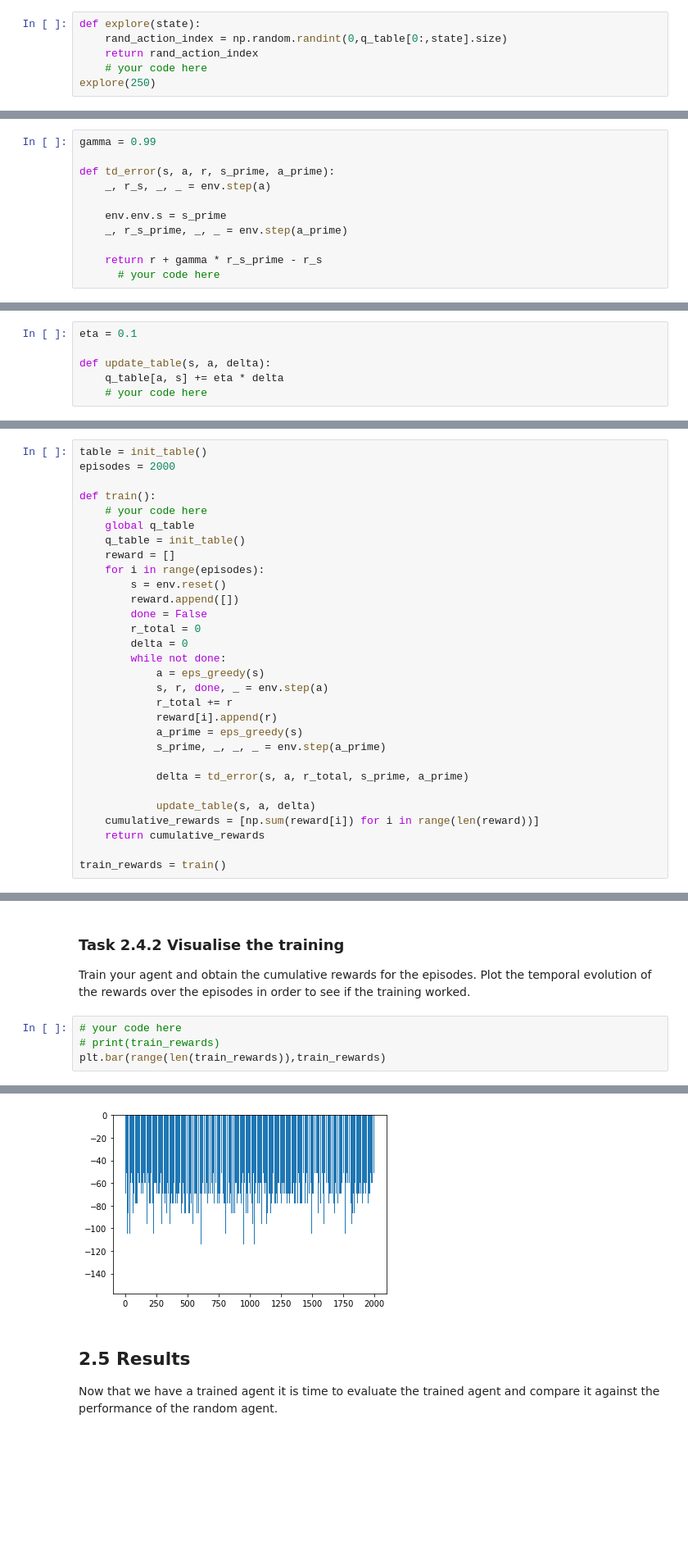
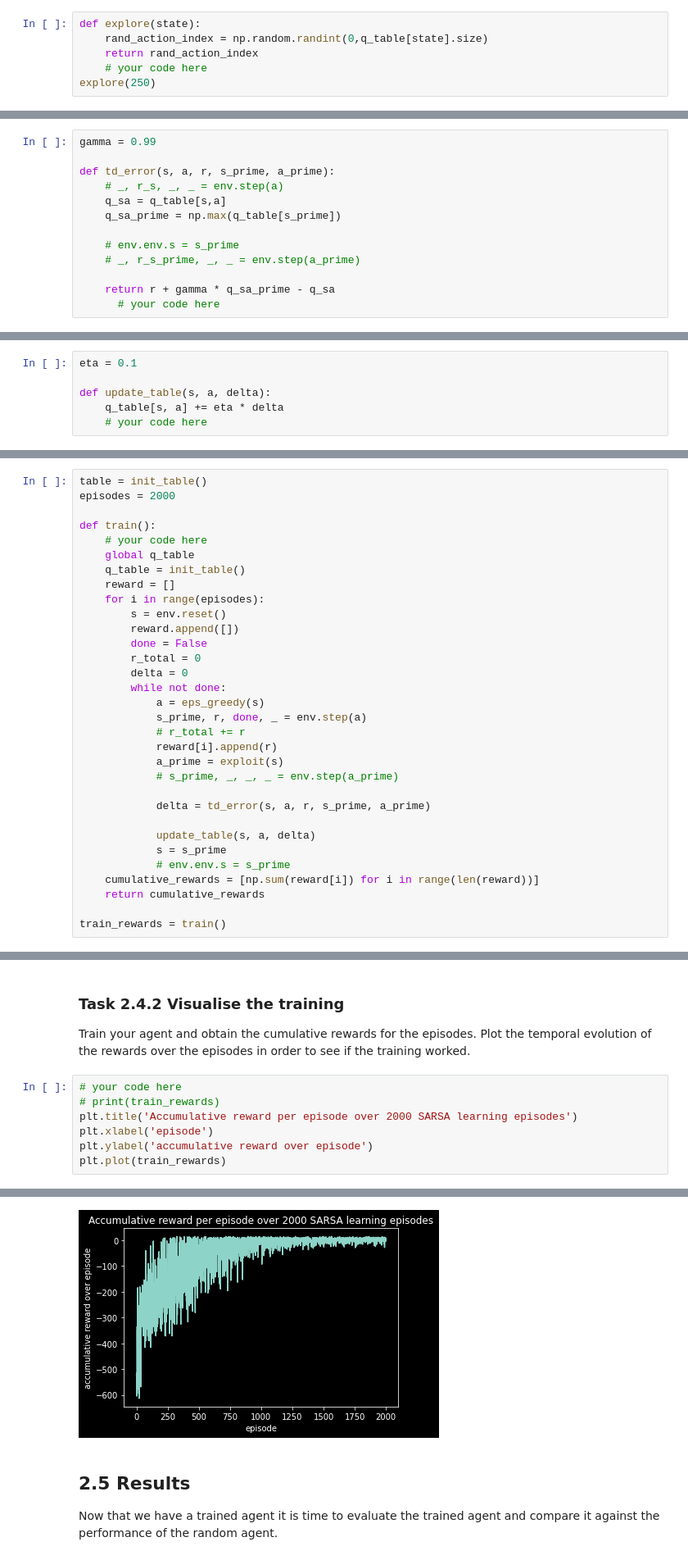
Before and after one commit to joe-hannes/DAIS, a Jupyter notebook: week5/SARSA.ipynb, the cells around one changed output, grey strips where cells are left out. Shown at 82% size. Saved outputs shown, nothing was run; the diff lists cells and outputs as text; blank space fills up the shorter version.

```diff
--- a/week5/SARSA.ipynb
+++ b/week5/SARSA.ipynb
@@ -231,7 +239,7 @@ One way to tackle this dilemma is the $\epsilon$-greedy strategy. For a certain
 Write a function _explore()_ that returns a random non-greedy action for a given state according to your Q-table.
 # %%
 def explore(state):
-    rand_action_index = np.random.randint(0,q_table[0:,state].size)
+    rand_action_index = np.random.randint(0,q_table[state].size)
     return rand_action_index
     # your code here
 explore(250)
@@ -261,12 +269,14 @@ Write a function _td\_error()_, that takes as arguments the current state, the t
 gamma = 0.99
 
 def td_error(s, a, r, s_prime, a_prime):
-    _, r_s, _, _ = env.step(a)
+    # _, r_s, _, _ = env.step(a)
+    q_sa = q_table[s,a]
+    q_sa_prime = np.max(q_table[s_prime])
 
-    env.env.s = s_prime
-    _, r_s_prime, _, _ = env.step(a_prime)
+    # env.env.s = s_prime
+    # _, r_s_prime, _, _ = env.step(a_prime)
 
-    return r + gamma * r_s_prime - r_s
+    return r + gamma * q_sa_prime - q_sa
       # your code here
 # %% [markdown]
 Lastly, the Q table needs to be updated according to:
@@ -277,7 +287,7 @@ Write a function _update\_table()_ that takes as inputs the current state, the c
 eta = 0.1
 
 def update_table(s, a, delta):
-    q_table[a, s] += eta * delta
+    q_table[s, a] += eta * delta
     # your code here
 # %% [markdown]
 ## 2.4 Training
@@ -315,15 +325,17 @@ def train():
         delta = 0
         while not done:
             a = eps_greedy(s)
-            s, r, done, _ = env.step(a)
-            r_total += r
+            s_prime, r, done, _ = env.step(a)
+            # r_total += r
             reward[i].append(r)
-            a_prime = eps_greedy(s)
-            s_prime, _, _, _ = env.step(a_prime)
+            a_prime = exploit(s)
+            # s_prime, _, _, _ = env.step(a_prime)
 
-            delta = td_error(s, a, r_total, s_prime, a_prime)
+            delta = td_error(s, a, r, s_prime, a_prime)
 
             update_table(s, a, delta)
+            s = s_prime
+            # env.env.s = s_prime
     cumulative_rewards = [np.sum(reward[i]) for i in range(len(reward))]
     return cumulative_rewards
 
@@ -335,5 +353,8 @@ Plot the temporal evolution of the rewards over the episodes in order to see if
 # %%
 # your code here
 # print(train_rewards)
-plt.bar(range(len(train_rewards)),train_rewards)
+plt.title('Accumulative reward per episode over 2000 SARSA learning episodes')
+plt.xlabel('episode')
+plt.ylabel('accumulative reward over episode')
+plt.plot(train_rewards)
 # %% [output]
@@ -341,4 +362,4 @@ plt.bar(range(len(train_rewards)),train_rewards)
-[figure, old version]
+[figure, new version]
 # %% [markdown]
 ## 2.5 Results
 Now that we have a trained agent it is time to evaluate the trained agent and compare it against the performance of the random agent.
```
Also changed, not shown: parts of 13 cells of this notebook.
